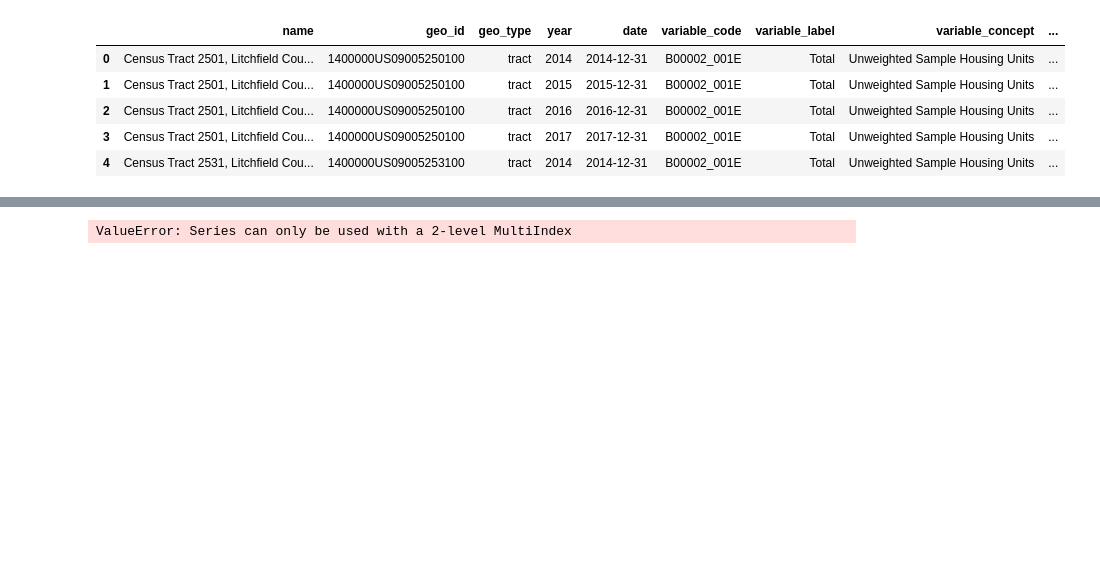
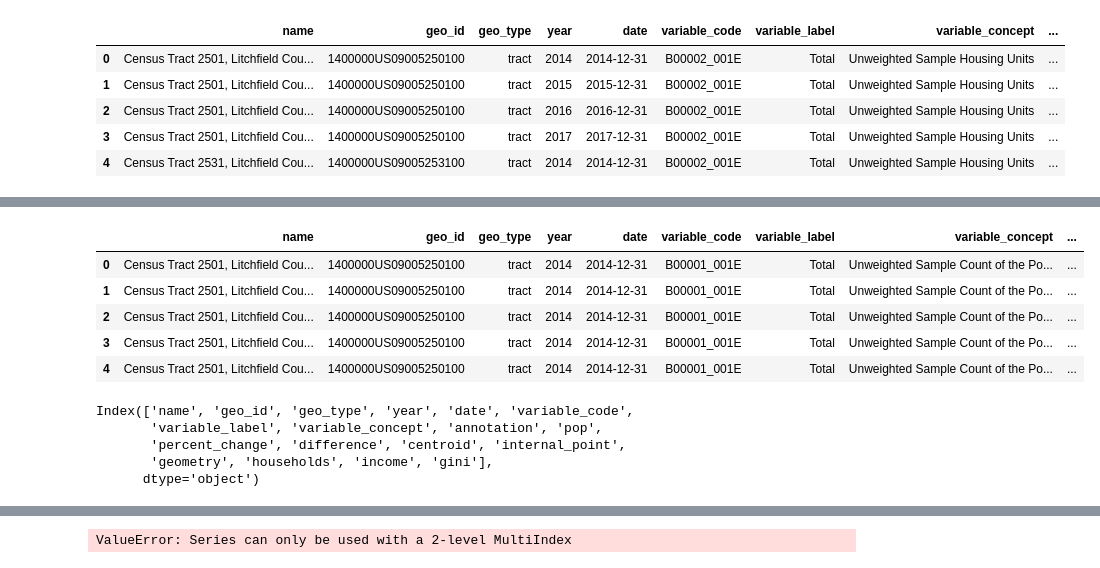
Before and after one commit to verajiaqitang/Portland_CARTO_notebook, a Jupyter notebook: fed_model.ipynb, the cells around one changed output, grey strips where cells are left out. Cells and saved outputs as stored; diff of their text form; code cells hidden in the pictures; blank space fills up the shorter version.

```diff
--- a/fed_model.ipynb
+++ b/fed_model.ipynb
@@ -55,0 +151,3 @@ dataframe2.head()
+# %%
+dfg.rename(columns={'value':'gini'},
+                 inplace=True)
@@ -56,3 +160,20 @@ dataframe2.head()
+# %%
+dfm.head()
+# %% [output]
+|  | name | geo_id | geo_type | year | date | variable_code | variable_label | variable_concept | ... |
+| 0 | Census Tract 2501, Litchfield Cou... | 1400000US09005250100 | tract | 2014 | 2014-12-31 | B00001_001E | Total | Unweighted Sample Count of the Po... | ... |
+| 1 | Census Tract 2501, Litchfield Cou... | 1400000US09005250100 | tract | 2014 | 2014-12-31 | B00001_001E | Total | Unweighted Sample Count of the Po... | ... |
+| 2 | Census Tract 2501, Litchfield Cou... | 1400000US09005250100 | tract | 2014 | 2014-12-31 | B00001_001E | Total | Unweighted Sample Count of the Po... | ... |
+| 3 | Census Tract 2501, Litchfield Cou... | 1400000US09005250100 | tract | 2014 | 2014-12-31 | B00001_001E | Total | Unweighted Sample Count of the Po... | ... |
+| 4 | Census Tract 2501, Litchfield Cou... | 1400000US09005250100 | tract | 2014 | 2014-12-31 | B00001_001E | Total | Unweighted Sample Count of the Po... | ... |
+# %%
+dfm.columns
+# %% [output]
+Index(['name', 'geo_id', 'geo_type', 'year', 'date', 'variable_code',
+       'variable_label', 'variable_concept', 'annotation', 'pop',
+       'percent_change', 'difference', 'centroid', 'internal_point',
+       'geometry', 'households', 'income', 'gini'],
+      dtype='object')
 # %%
 from linearmodels.panel import PanelOLS
 from linearmodels import RandomEffects
```
Also changed, not shown: parts of 28 cells of this notebook.
